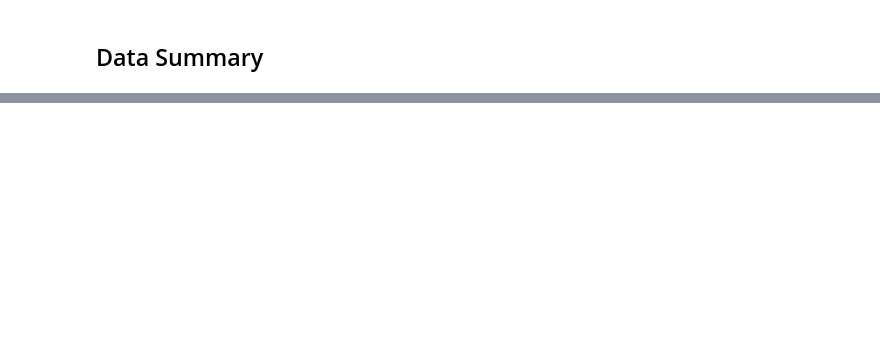
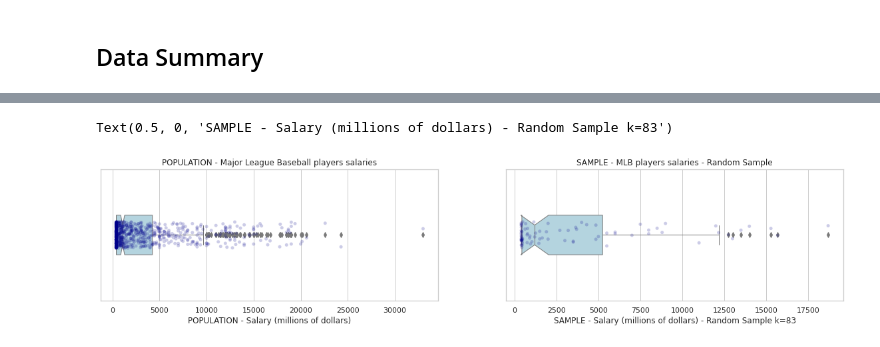
Before and after one commit to jesussantana/Sampling, a Jupyter notebook: notebooks/Sprint_6_Sampling.ipynb, the cells around one changed output, grey strips where cells are left out. Drawn from its saved outputs; the diff is of its cells as text; code cells hidden in the pictures; blank space fills up the shorter version.

```diff
--- a/notebooks/Sprint_6_Sampling.ipynb
+++ b/notebooks/Sprint_6_Sampling.ipynb
@@ -254,39 +470,24 @@ outcomes.sort_values(by='abs_error')
 # %%
 fig = plt.figure(figsize=(20,8))
 #fig = plt.subplots_adjust(left=None, bottom=None, right=None, top=None, wspace=None, hspace=None)
 
 ax1 = fig.add_subplot(2, 2, 1)
 
 # Plot
 sns.set(style="whitegrid")
 ax1 = sns.boxplot(x=df["salary"], color='lightblue', fliersize=5,  orient='v', linewidth=1 , width=0.3, notch=True)
 ax1 = sns.stripplot(x=df["salary"], orient='v', color='darkblue', alpha=0.2)
-plt.title('POPULATION - Major League Baseball players’ salaries')
-#plt.xlabel('POPULATION - Salary (millions of dollars)')
+plt.title('POPULATION - Major League Baseball players salaries')
+plt.xlabel('POPULATION - Salary (millions of dollars)')
 
 ax2 = fig.add_subplot(2, 2, 2)
 
 # Plot
 sns.set(style="whitegrid")
 ax2 = sns.boxplot(x=simple_random_sample["salary"], color='lightblue', fliersize=5,  orient='v', linewidth=1 , width=0.3, notch=True)
 ax2 = sns.stripplot(x=simple_random_sample["salary"], orient='v', color='darkblue', alpha=0.2)
-plt.title(f'SAMPLE - MLB players’ salaries - Random Sample k={len(simple_random_sample)}')
-#plt.xlabel(f'SAMPLE - Salary (millions of dollars) - Random Sample k={len(simple_random_sample)}')
-
-ax3 = fig.add_subplot(2, 2, 3)
-
-# Plot
-sns.set(style="whitegrid")
-ax3 = sns.boxplot(x=systematic_sample["salary"], color='lightblue', fliersize=5,  orient='v', linewidth=1 , width=0.3, notch=True)
-ax3 = sns.stripplot(x=systematic_sample["salary"], orient='v', color='darkblue', alpha=0.2)
-plt.title(f'Systematic - MLB players salaries Systematic Sample k={len(systematic_sample)}')
-#plt.xlabel(f'Systematic - Salary (millions of dollars) - Systematic Sample k={len(systematic_sample)}')
-
-ax4 = fig.add_subplot(2, 2, 4)
-
-# Plot
-sns.set(style="whitegrid")
-ax4 = sns.boxplot(x=stratified_random_sample["salary"], color='lightblue', fliersize=5,  orient='v', linewidth=1 , width=0.3, notch=True)
-ax4 = sns.stripplot(x=stratified_random_sample["salary"], orient='v', color='darkblue', alpha=0.2)
-plt.title(f'Stratified - MLB players salaries - Stratified Sample k={len(stratified_random_sample)}')
-#plt.xlabel(f'Stratified - Salary (millions of dollars) - Stratified Sample k={len(stratified_random_sample)}')
+plt.title(f'SAMPLE - MLB players salaries - Random Sample')
+plt.xlabel(f'SAMPLE - Salary (millions of dollars) - Random Sample k={len(simple_random_sample)}')
+# %% [output]
+Text(0.5, 0, 'SAMPLE - Salary (millions of dollars) - Random Sample k=83')
+[figure, added]
```
Also changed, not shown: parts of 40 cells of this notebook.
